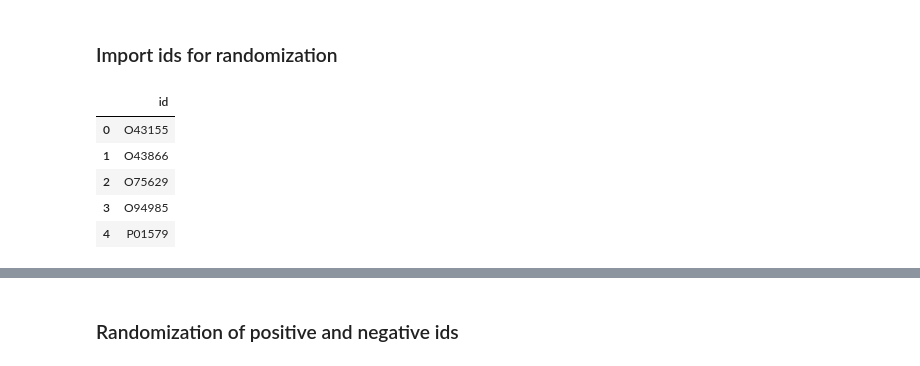
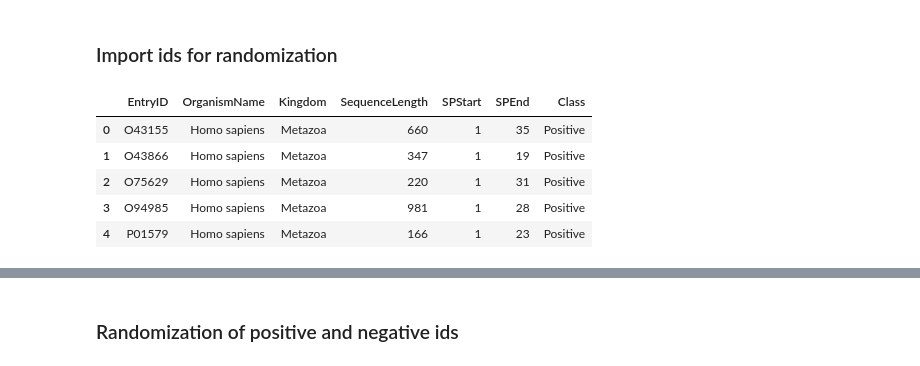
Before and after one commit to LucaCagnini/LB2_project_Group_3, a Jupyter notebook: Data_Preparation/prepare_datasets.ipynb, the cells around one changed output, grey strips where cells are left out. Saved outputs shown, nothing was run; the diff lists cells and outputs as text; code cells hidden in the pictures.

```diff
--- a/Data_Preparation/prepare_datasets.ipynb
+++ b/Data_Preparation/prepare_datasets.ipynb
@@ -3,13 +3,15 @@
 # %%
 import pandas as pd
 
-pos_id = pd.read_csv("pos_cluster/positive_representative_data.tsv" , sep="\t" , usecols=[0] , names=["id"] , skiprows=1)
-neg_id = pd.read_csv("neg_cluster/negative_representative_data.tsv" , sep="\t" , usecols=[0] , names=["id"] , skiprows=1)
+pos_id = pd.read_csv("pos_cluster/positive_representative_data.tsv" , sep="\t")
+neg_id = pd.read_csv("neg_cluster/negative_representative_data.tsv" , sep="\t")
+pos_id['Class']="Positive"
+neg_id['Class']="Negative"
 pos_id.head()
 # %% [output]
-|  | id |
-| 0 | O43155 |
-| 1 | O43866 |
-| 2 | O75629 |
-| 3 | O94985 |
-| 4 | P01579 |
+|  | EntryID | OrganismName | Kingdom | SequenceLength | SPStart | SPEnd | Class |
+| 0 | O43155 | Homo sapiens | Metazoa | 660 | 1 | 35 | Positive |
+| 1 | O43866 | Homo sapiens | Metazoa | 347 | 1 | 19 | Positive |
+| 2 | O75629 | Homo sapiens | Metazoa | 220 | 1 | 31 | Positive |
+| 3 | O94985 | Homo sapiens | Metazoa | 981 | 1 | 28 | Positive |
+| 4 | P01579 | Homo sapiens | Metazoa | 166 | 1 | 23 | Positive |
```
Also changed, not shown: parts of 17 cells of this notebook, 1 other file.
